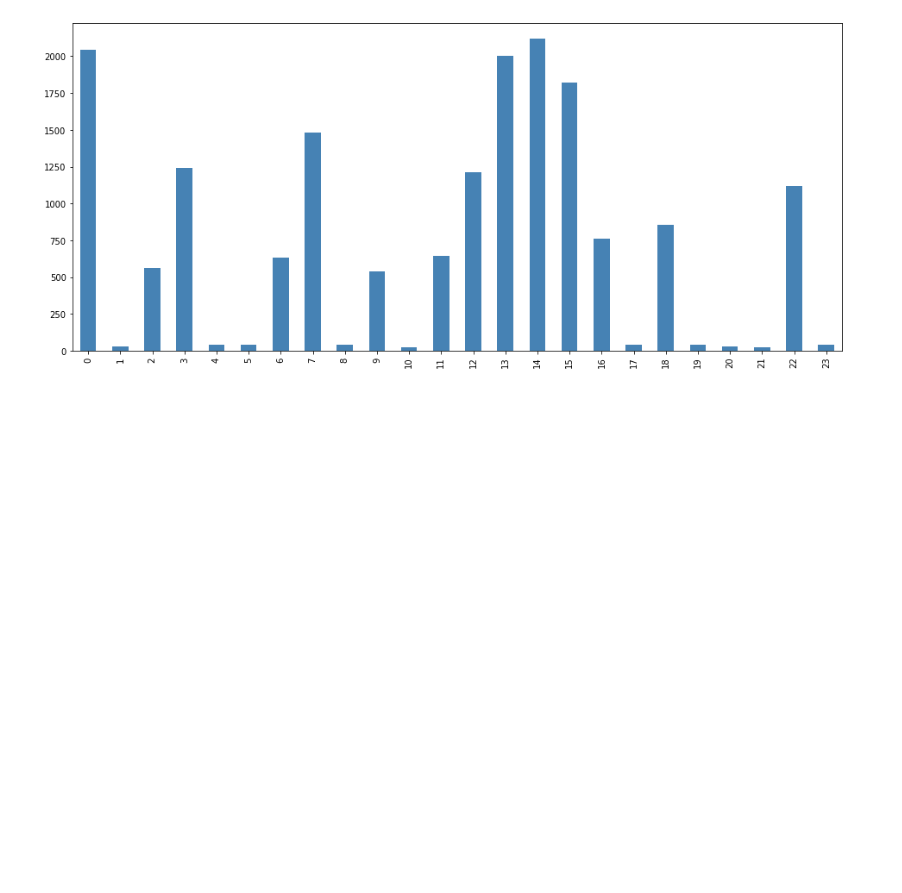
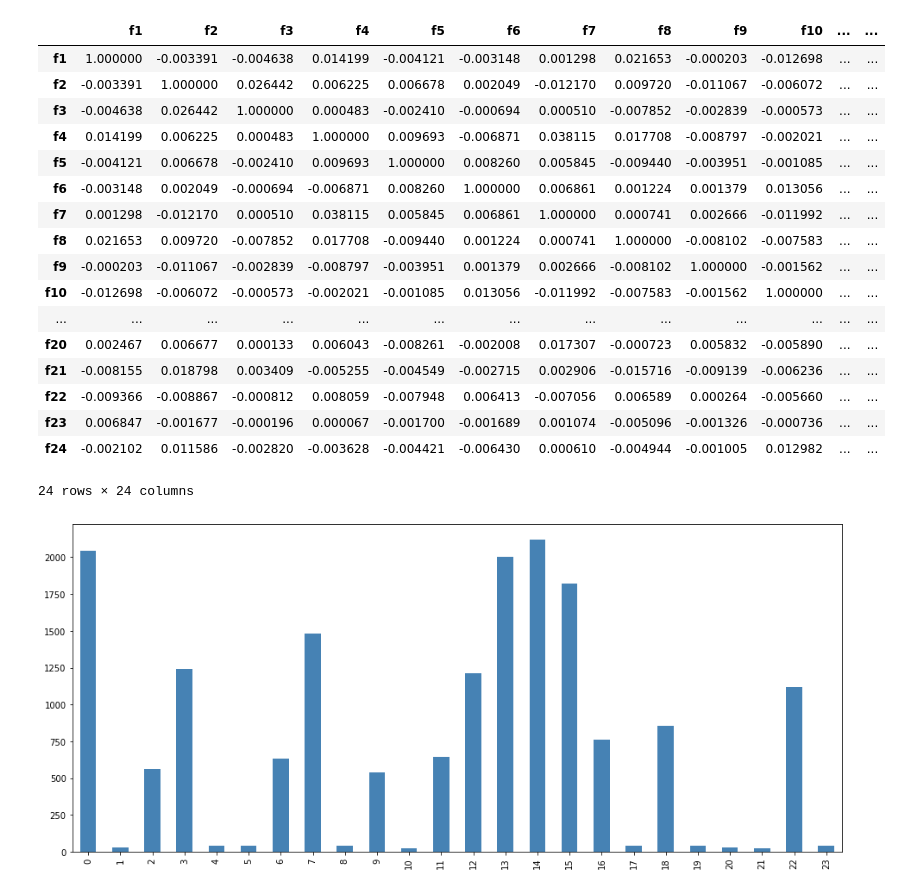
Before and after one commit to abhi-vik/bds-kag, a Jupyter notebook: vikram_lgb.ipynb, the cells around one changed output. Drawn from its saved outputs; the diff is of its cells as text; code cells hidden in the pictures; blank space fills up the shorter version.

```diff
--- a/vikram_lgb.ipynb
+++ b/vikram_lgb.ipynb
@@ -18,6 +18,27 @@ y = df['Y'].values
 X_ult = df_ult.values
 
 scale_pos_weight = len(y[y == 0])/len(y[y == 1])
+# %%
+df.drop('Y', axis='columns').corr()
+# %% [output]
+|  | f1 | f2 | f3 | f4 | f5 | f6 | f7 | f8 | f9 | f10 | ... | ... |
+| f1 | 1.000000 | -0.003391 | -0.004638 | 0.014199 | -0.004121 | -0.003148 | 0.001298 | 0.021653 | -0.000203 | -0.012698 | ... | ... |
+| f2 | -0.003391 | 1.000000 | 0.026442 | 0.006225 | 0.006678 | 0.002049 | -0.012170 | 0.009720 | -0.011067 | -0.006072 | ... | ... |
+| f3 | -0.004638 | 0.026442 | 1.000000 | 0.000483 | -0.002410 | -0.000694 | 0.000510 | -0.007852 | -0.002839 | -0.000573 | ... | ... |
+| f4 | 0.014199 | 0.006225 | 0.000483 | 1.000000 | 0.009693 | -0.006871 | 0.038115 | 0.017708 | -0.008797 | -0.002021 | ... | ... |
+| f5 | -0.004121 | 0.006678 | -0.002410 | 0.009693 | 1.000000 | 0.008260 | 0.005845 | -0.009440 | -0.003951 | -0.001085 | ... | ... |
+| f6 | -0.003148 | 0.002049 | -0.000694 | -0.006871 | 0.008260 | 1.000000 | 0.006861 | 0.001224 | 0.001379 | 0.013056 | ... | ... |
+| f7 | 0.001298 | -0.012170 | 0.000510 | 0.038115 | 0.005845 | 0.006861 | 1.000000 | 0.000741 | 0.002666 | -0.011992 | ... | ... |
+| f8 | 0.021653 | 0.009720 | -0.007852 | 0.017708 | -0.009440 | 0.001224 | 0.000741 | 1.000000 | -0.008102 | -0.007583 | ... | ... |
+| f9 | -0.000203 | -0.011067 | -0.002839 | -0.008797 | -0.003951 | 0.001379 | 0.002666 | -0.008102 | 1.000000 | -0.001562 | ... | ... |
+| f10 | -0.012698 | -0.006072 | -0.000573 | -0.002021 | -0.001085 | 0.013056 | -0.011992 | -0.007583 | -0.001562 | 1.000000 | ... | ... |
+| ... | ... | ... | ... | ... | ... | ... | ... | ... | ... | ... | ... | ... |
+| f20 | 0.002467 | 0.006677 | 0.000133 | 0.006043 | -0.008261 | -0.002008 | 0.017307 | -0.000723 | 0.005832 | -0.005890 | ... | ... |
+| f21 | -0.008155 | 0.018798 | 0.003409 | -0.005255 | -0.004549 | -0.002715 | 0.002906 | -0.015716 | -0.009139 | -0.006236 | ... | ... |
+| f22 | -0.009366 | -0.008867 | -0.000812 | 0.008059 | -0.007948 | 0.006413 | -0.007056 | 0.006589 | 0.000264 | -0.005660 | ... | ... |
+| f23 | 0.006847 | -0.001677 | -0.000196 | 0.000067 | -0.001700 | -0.001689 | 0.001074 | -0.005096 | -0.001326 | -0.000736 | ... | ... |
+| f24 | -0.002102 | 0.011586 | -0.002820 | -0.003628 | -0.004421 | -0.006430 | 0.000610 | -0.004944 | -0.001005 | 0.012982 | ... | ... |
+24 rows × 24 columns
 # %%
 def get_ind(mask): return [index for index, mask_ele in enumerate(mask) if mask_ele==True]
 
```
Also changed, not shown: parts of 2 cells of this notebook, 3 other files.
